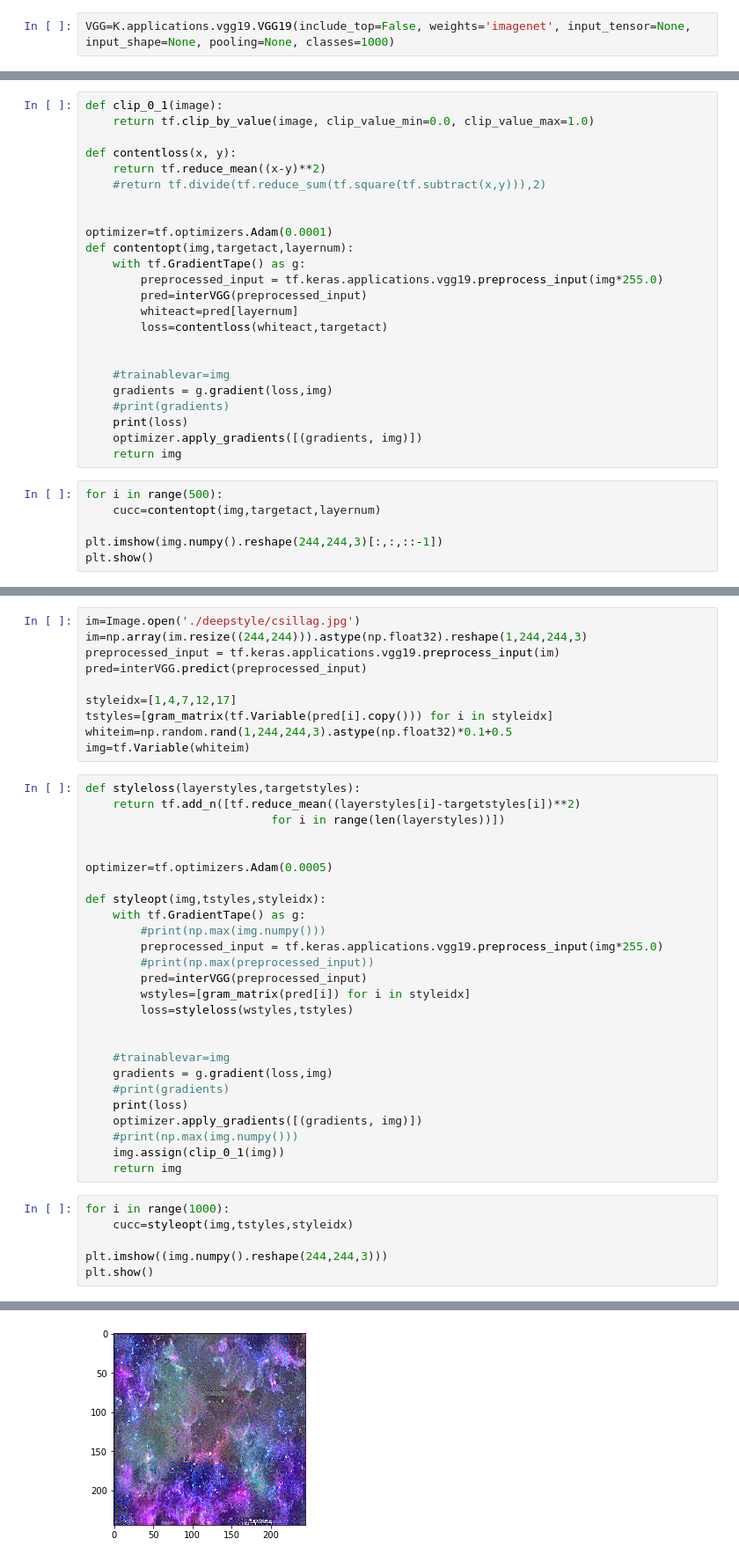
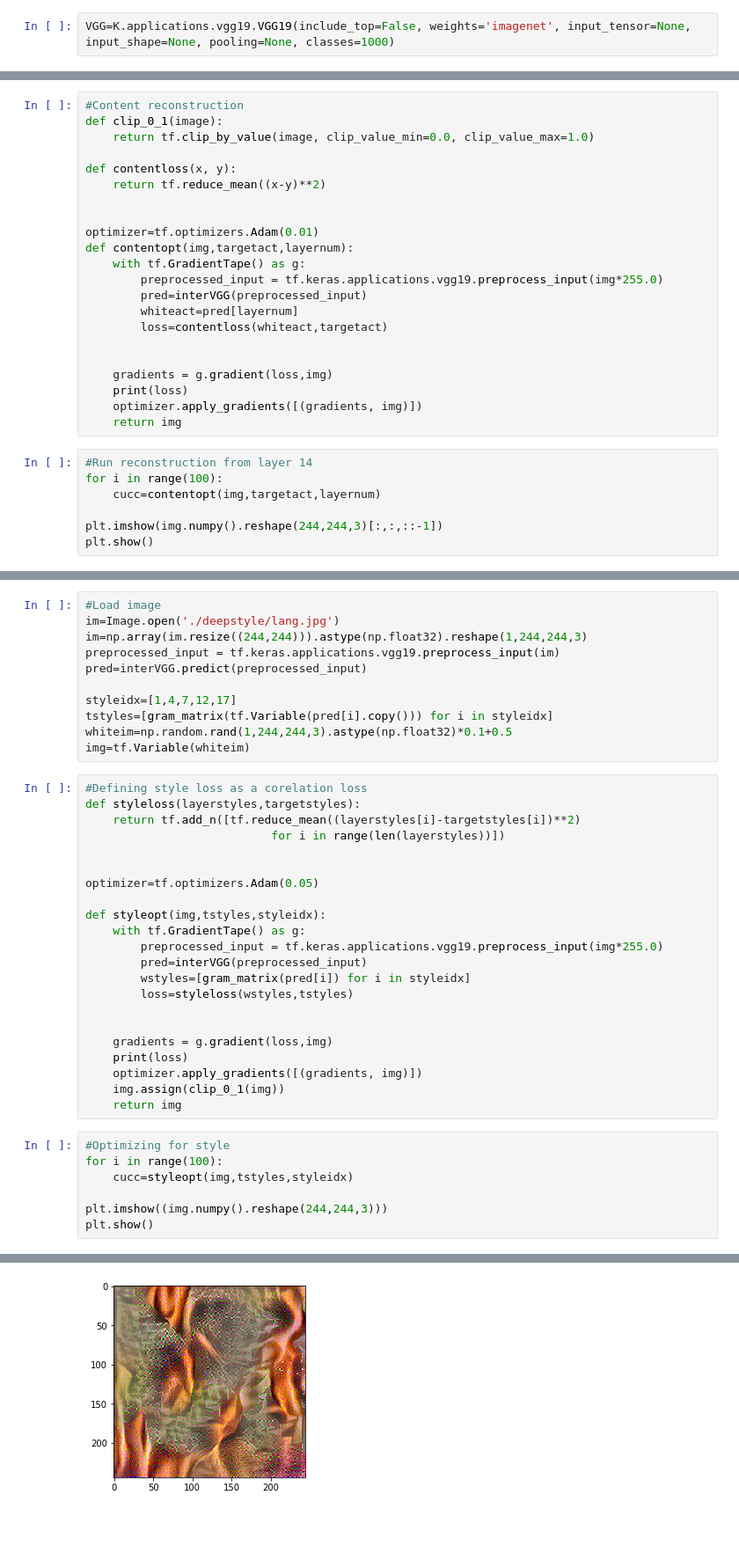
Before and after one commit to eeervin/deep_learning, a Jupyter notebook: VGG19deepstyle.ipynb, the cells around one changed output, grey strips where cells are left out. Shown: that part at 88% size. Cells and saved outputs as stored; diff of their text form; blank space fills up the shorter version.

```diff
--- a/VGG19deepstyle.ipynb
+++ b/VGG19deepstyle.ipynb
@@ -83,15 +57,15 @@ targetact=pred[layernum].copy()
 whiteim=np.random.rand(1,244,244,3).astype(np.float32)
 img=tf.Variable(whiteim)
 # %%
+#Content reconstruction
 def clip_0_1(image):
     return tf.clip_by_value(image, clip_value_min=0.0, clip_value_max=1.0)
 
 def contentloss(x, y):
     return tf.reduce_mean((x-y)**2)
-    #return tf.divide(tf.reduce_sum(tf.square(tf.subtract(x,y))),2)
 
 
-optimizer=tf.optimizers.Adam(0.0001)
+optimizer=tf.optimizers.Adam(0.01)
 def contentopt(img,targetact,layernum):
     with tf.GradientTape() as g:
         preprocessed_input = tf.keras.applications.vgg19.preprocess_input(img*255.0)
@@ -100,14 +74,13 @@ def contentopt(img,targetact,layernum):
         loss=contentloss(whiteact,targetact)
 
 
-    #trainablevar=img
     gradients = g.gradient(loss,img)
-    #print(gradients)
     print(loss)
     optimizer.apply_gradients([(gradients, img)])
     return img
 # %%
-for i in range(500):
+#Run reconstruction from layer 14
+for i in range(100):
     cucc=contentopt(img,targetact,layernum)
 
 plt.imshow(img.numpy().reshape(244,244,3)[:,:,::-1])
@@ -142,7 +115,8 @@ def gram_matrix(input_tensor):
     num_locations = tf.cast(input_shape[1]*input_shape[2], tf.float32)
     return result/(num_locations)
 # %%
-im=Image.open('./deepstyle/csillag.jpg')
+#Load image
+im=Image.open('./deepstyle/lang.jpg')
 im=np.array(im.resize((244,244))).astype(np.float32).reshape(1,244,244,3)
 preprocessed_input = tf.keras.applications.vgg19.preprocess_input(im)
 pred=interVGG.predict(preprocessed_input)
@@ -152,33 +126,30 @@ tstyles=[gram_matrix(tf.Variable(pred[i].copy())) for i in styleidx]
 whiteim=np.random.rand(1,244,244,3).astype(np.float32)*0.1+0.5
 img=tf.Variable(whiteim)
 # %%
+#Defining style loss as a corelation loss
 def styleloss(layerstyles,targetstyles):
     return tf.add_n([tf.reduce_mean((layerstyles[i]-targetstyles[i])**2)
                            for i in range(len(layerstyles))])
 
 
-optimizer=tf.optimizers.Adam(0.0005)
+optimizer=tf.optimizers.Adam(0.05)
 
 def styleopt(img,tstyles,styleidx):
     with tf.GradientTape() as g:
-        #print(np.max(img.numpy()))
         preprocessed_input = tf.keras.applications.vgg19.preprocess_input(img*255.0)
-        #print(np.max(preprocessed_input))
         pred=interVGG(preprocessed_input)
         wstyles=[gram_matrix(pred[i]) for i in styleidx]
         loss=styleloss(wstyles,tstyles)
 
 
-    #trainablevar=img
     gradients = g.gradient(loss,img)
-    #print(gradients)
     print(loss)
     optimizer.apply_gradients([(gradients, img)])
-    #print(np.max(img.numpy()))
     img.assign(clip_0_1(img))
     return img
 # %%
-for i in range(1000):
+#Optimizing for style
+for i in range(100):
     cucc=styleopt(img,tstyles,styleidx)
 
 plt.imshow((img.numpy().reshape(244,244,3)))
@@ -204,2 +175,2 @@ tf.Tensor(162745860.0, shape=(), dtype=float32)
-[figure, old version]
+[figure, new version]
 # %%
```
Also changed, not shown: parts of 11 cells of this notebook, 1 other file.
